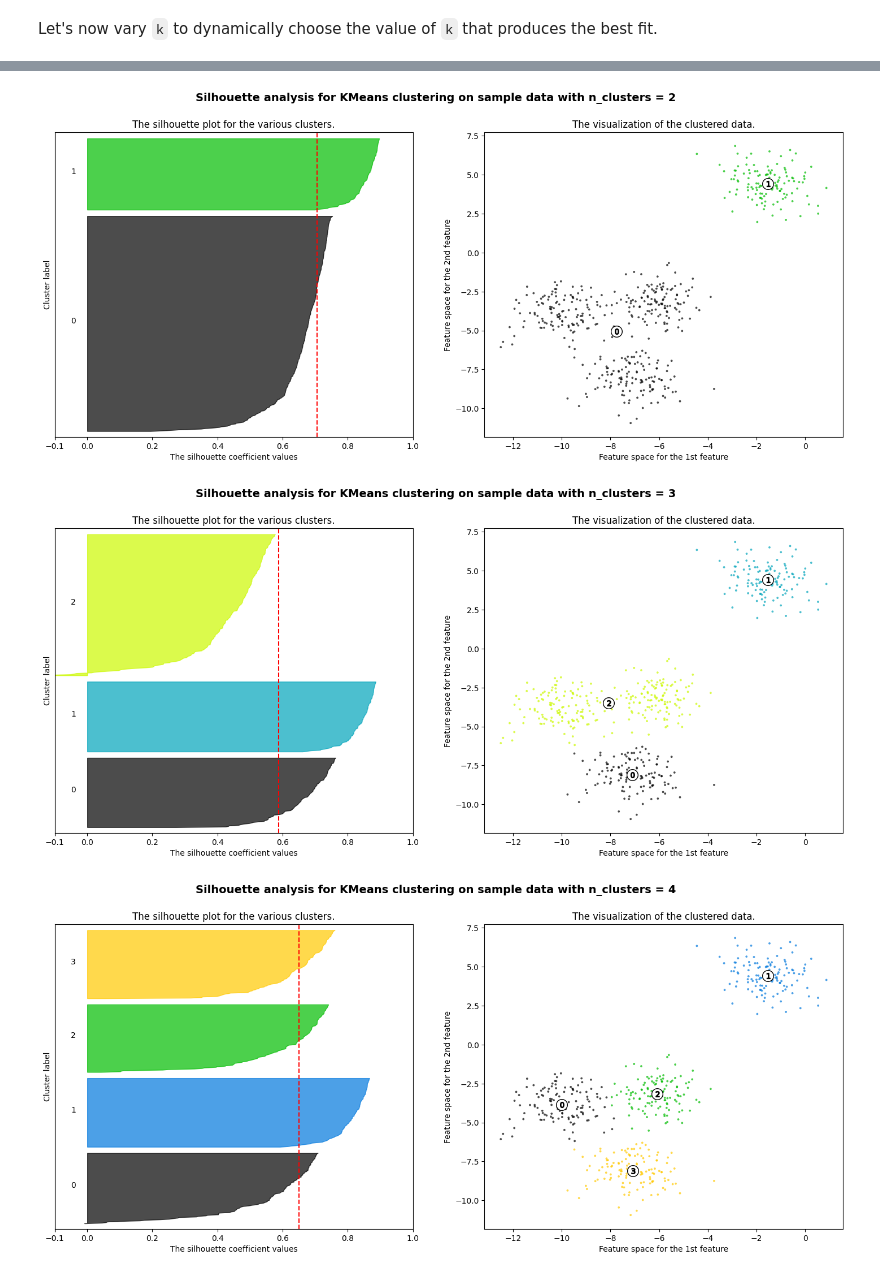
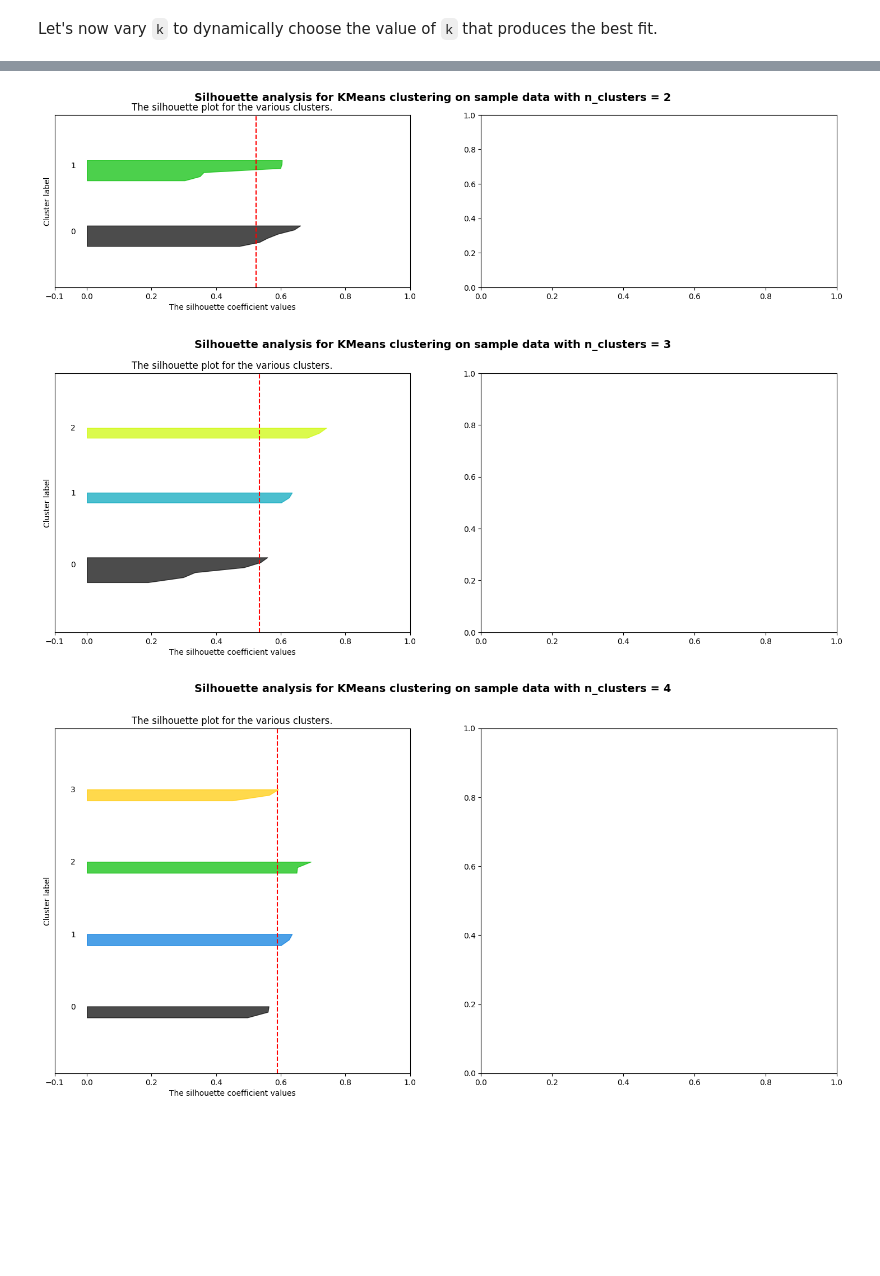
Before and after one commit to DrDougPhD/MachineLearningExercises, a Jupyter notebook: notebooks/time-series-clustering/autocorrelation.ipynb, the cells around one changed output, grey strips where cells are left out. Saved outputs shown, nothing was run; the diff lists cells and outputs as text; code cells hidden in the pictures; blank space fills up the shorter version.

Commit message:
plotting silhouette scores for varying k

```diff
--- a/notebooks/time-series-clustering/autocorrelation.ipynb
+++ b/notebooks/time-series-clustering/autocorrelation.ipynb
@@ -195,22 +195,24 @@ from sklearn.metrics import silhouette_samples, silhouette_score
 # Generating the sample data from make_blobs
 # This particular setting has one distinct cluster and 3 clusters placed close
 # together.
-X, y = make_blobs(
-    n_samples=500,
-    n_features=2,
-    centers=4,
-    cluster_std=1,
-    center_box=(-10.0, 10.0),
-    shuffle=True,
-    random_state=1,
-)  # For reproducibility
+# X, y = make_blobs(
+#     n_samples=500,
+#     n_features=2,
+#     centers=4,
+#     cluster_std=1,
+#     center_box=(-10.0, 10.0),
+#     shuffle=True,
+#     random_state=1,
+# )  # For reproducibility
 
-range_n_clusters = [2, 3, 4, 5, 6]
+X = acf_df.transpose()
+
+range_n_clusters = range(2, 7)
 
 for n_clusters in range_n_clusters:
     # Create a subplot with 1 row and 2 columns
     fig, (ax1, ax2) = plt.subplots(1, 2)
-    fig.set_size_inches(18, 7)
+    fig.set_size_inches(18, 2 * n_clusters)
 
     # The 1st subplot is the silhouette plot
     # The silhouette coefficient can range from -1, 1 but in this example all
@@ -222,7 +224,7 @@ for n_clusters in range_n_clusters:
 
     # Initialize the clusterer with n_clusters value and a random generator
     # seed of 10 for reproducibility.
-    clusterer = KMeans(n_clusters=n_clusters, n_init="auto", random_state=10)
+    clusterer = KMeans(n_clusters=n_clusters, n_init='auto', random_state=10)
     cluster_labels = clusterer.fit_predict(X)
 
     # The silhouette_score gives the average value for all the samples.
@@ -276,31 +278,31 @@ for n_clusters in range_n_clusters:
     ax1.set_yticks([])  # Clear the yaxis labels / ticks
     ax1.set_xticks([-0.1, 0, 0.2, 0.4, 0.6, 0.8, 1])
 
-    # 2nd Plot showing the actual clusters formed
-    colors = cm.nipy_spectral(cluster_labels.astype(float) / n_clusters)
-    ax2.scatter(
-        X[:, 0], X[:, 1], marker=".", s=30, lw=0, alpha=0.7, c=colors, edgecolor="k"
-    )
+    # # 2nd Plot showing the actual clusters formed
+    # colors = cm.nipy_spectral(cluster_labels.astype(float) / n_clusters)
+    # ax2.scatter(
+    #     X[:, 0], X[:, 1], marker=".", s=30, lw=0, alpha=0.7, c=colors, edgecolor="k"
+    # )
 
-    # Labeling the clusters
-    centers = clusterer.cluster_centers_
-    # Draw white circles at cluster centers
-    ax2.scatter(
-        centers[:, 0],
-        centers[:, 1],
-        marker="o",
-        c="white",
-        alpha=1,
-        s=200,
-        edgecolor="k",
-    )
+    # # Labeling the clusters
+    # centers = clusterer.cluster_centers_
+    # # Draw white circles at cluster centers
+    # ax2.scatter(
+    #     centers[:, 0],
+    #     centers[:, 1],
+    #     marker="o",
+    #     c="white",
+    #     alpha=1,
+    #     s=200,
+    #     edgecolor="k",
+    # )
 
-    for i, c in enumerate(centers):
-        ax2.scatter(c[0], c[1], marker="$%d$" % i, alpha=1, s=50, edgecolor="k")
+    # for i, c in enumerate(centers):
+    #     ax2.scatter(c[0], c[1], marker="$%d$" % i, alpha=1, s=50, edgecolor="k")
 
-    ax2.set_title("The visualization of the clustered data.")
-    ax2.set_xlabel("Feature space for the 1st feature")
-    ax2.set_ylabel("Feature space for the 2nd feature")
+    # ax2.set_title("The visualization of the clustered data.")
+    # ax2.set_xlabel("Feature space for the 1st feature")
+    # ax2.set_ylabel("Feature space for the 2nd feature")
 
     plt.suptitle(
         "Silhouette analysis for KMeans clustering on sample data with n_clusters = %d"
@@ -319,3 +321,3 @@ For n_clusters = 6 The average silhouette_score is : 0.4857596147013468
-[figure, old version]
+[figure, new version]
-[figure, old version]
+[figure, new version]
-[figure, old version]
+[figure, new version]
```
Also changed, not shown: parts of 1 cell of this notebook.
